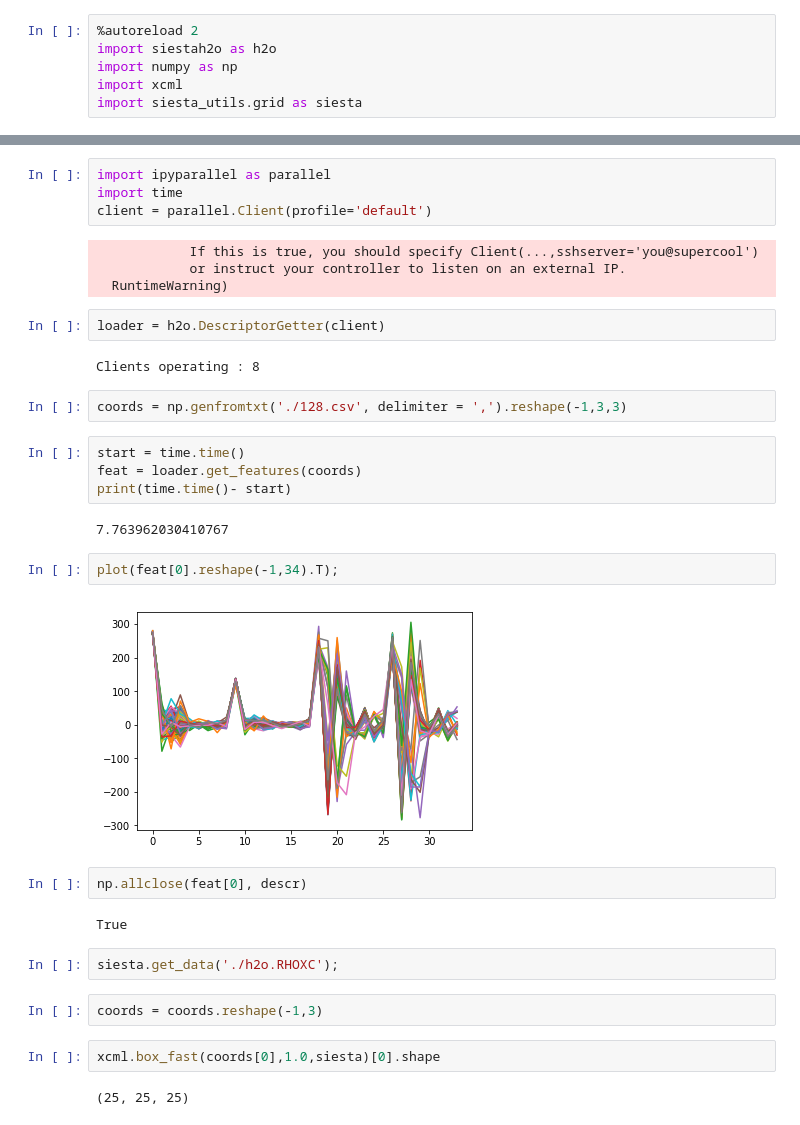
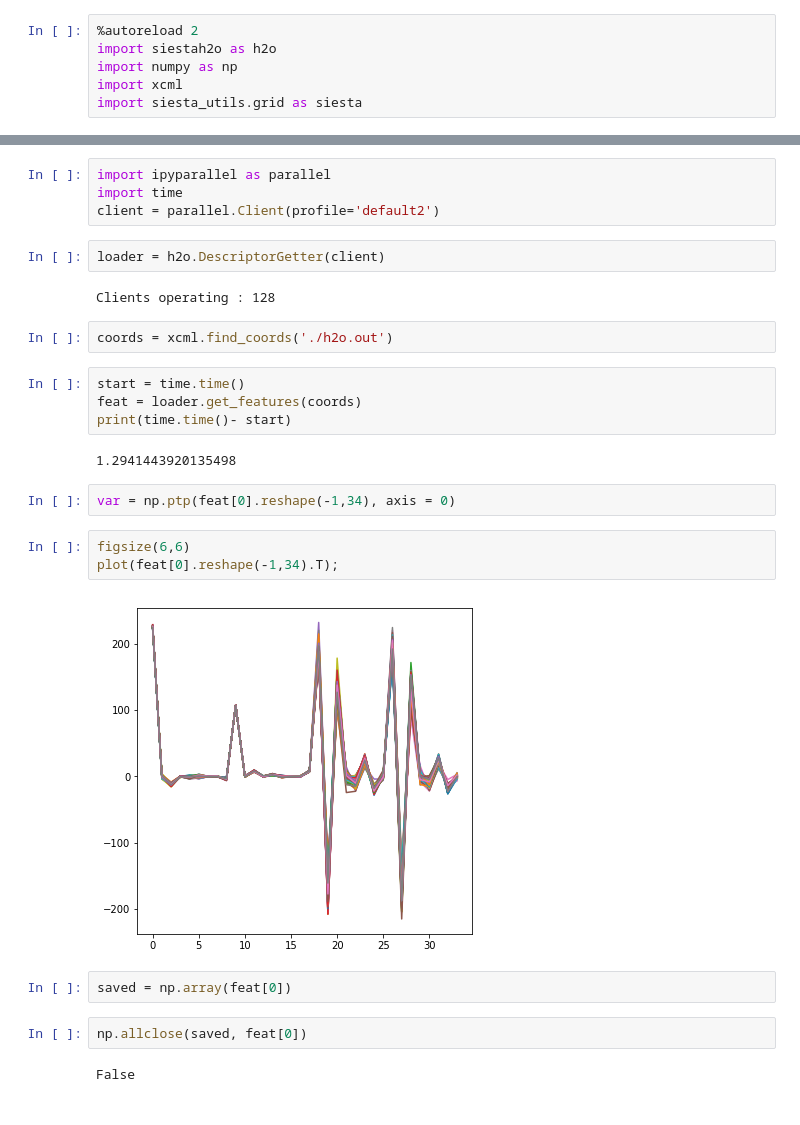
Before and after one commit to semodi/mlcf, a Jupyter notebook: load_descriptors.ipynb, the cells around one changed output, grey strips where cells are left out. Drawn from its saved outputs; the diff is of its cells as text.

Commit message:
md running with parallelized feature extraction, force orientation on boundary fixed by folding back coords

```diff
--- a/load_descriptors.ipynb
+++ b/load_descriptors.ipynb
@@ -9,36 +13,29 @@ import siesta_utils.grid as siesta
 # %%
 import ipyparallel as parallel
 import time
-client = parallel.Client(profile='default')
+client = parallel.Client(profile='default2')
-# %% [output]
-            If this is true, you should specify Client(...,sshserver='you@supercool')
-            or instruct your controller to listen on an external IP.
-  RuntimeWarning)
 # %%
 loader = h2o.DescriptorGetter(client)
 # %% [output]
-Clients operating : 8
+Clients operating : 128
-# %%
-coords = np.genfromtxt('./128.csv', delimiter = ',').reshape(-1,3,3)
+# %%
+coords = xcml.find_coords('./h2o.out')
 # %%
 start = time.time()
 feat = loader.get_features(coords)
 print(time.time()- start)
 # %% [output]
-7.763962030410767
+1.2941443920135498
+# %%
+var = np.ptp(feat[0].reshape(-1,34), axis = 0)
 # %%
+figsize(6,6)
 plot(feat[0].reshape(-1,34).T);
 # %% [output]
-[figure, old version]
+[figure, new version]
+# %%
+saved = np.array(feat[0])
 # %%
-np.allclose(feat[0], descr)
+np.allclose(saved, feat[0])
 # %% [output]
-True
+False
-# %%
-siesta.get_data('./h2o.RHOXC');
-# %%
-coords = coords.reshape(-1,3)
-# %%
-xcml.box_fast(coords[0],1.0,siesta)[0].shape
-# %% [output]
-(25, 25, 25)
```
Also changed, not shown: parts of 22 cells of this notebook, 7 other files.
